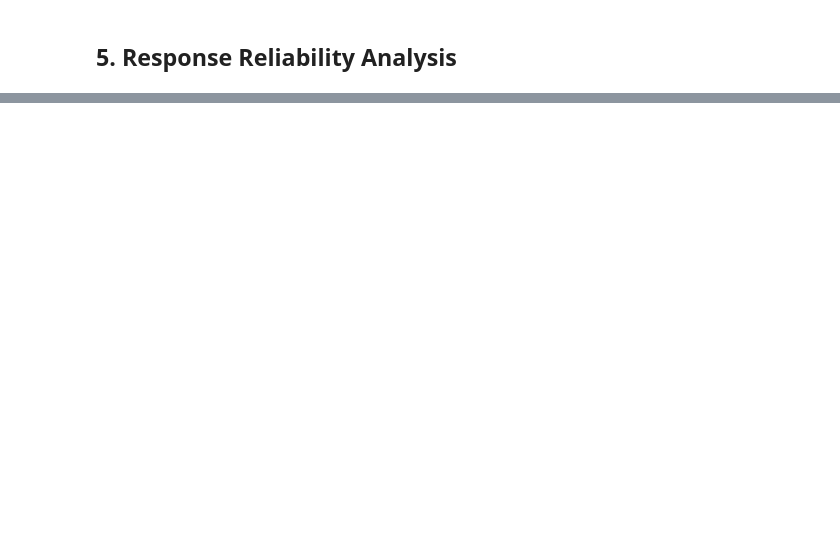
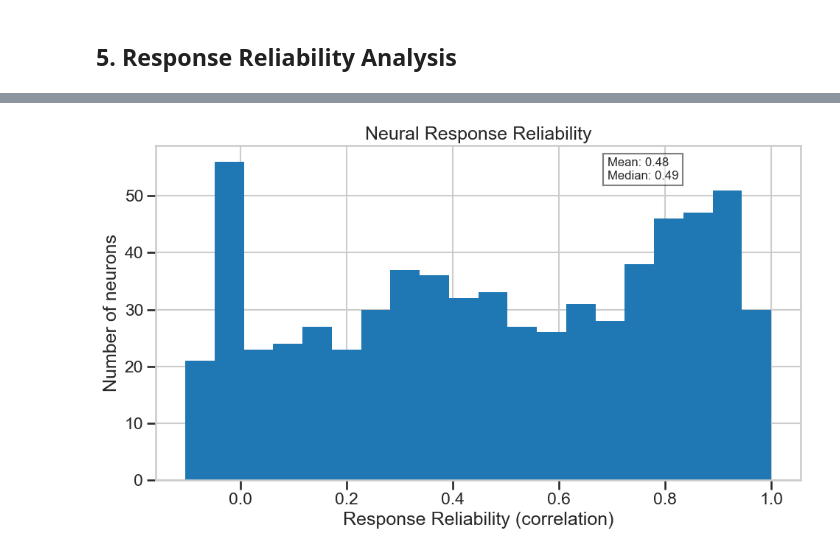
Before and after one commit to shibanib/neural_navigators, a Jupyter notebook: notebooks/1_basic_neural_analysis.ipynb, the cells around one changed output, grey strips where cells are left out. Drawn from its saved outputs; the diff is of its cells as text; code cells hidden in the pictures; blank space fills up the shorter version.

```diff
--- a/notebooks/1_basic_neural_analysis.ipynb
+++ b/notebooks/1_basic_neural_analysis.ipynb
@@ -155,0 +217,92 @@ plt.show()
+# %%
+# Prepare the data for trial-by-trial analysis
+def create_trial_specific_firing_rates(spikes, time_bins):
+    """Create firing rates for each neuron and trial."""
+    n_neurons = len(spikes)
+    n_trials = len(spikes[0])  # Assuming all neurons have same number of trials
+    n_time_bins = len(time_bins) - 1
+
+    # Initialize array (neurons × trials × time bins)
+    trial_rates = np.zeros((n_neurons, n_trials, n_time_bins))
+
+    for i in range(n_neurons):
+        for j in range(n_trials):
+            trial_spikes = spikes[i][j]
+            # Only compute histogram if there are spikes
+            if len(trial_spikes) > 0:
+                counts, _ = np.histogram(trial_spikes, bins=time_bins)
+                # Convert to firing rate
+                bin_width = time_bins[1] - time_bins[0]
+                trial_rates[i, j] = counts / bin_width
+
+    return trial_rates
+
+# Create trial-specific firing rates
+time_bins = np.arange(-0.5, 0.5, 0.01)
+trial_rates = create_trial_specific_firing_rates(session_data['spikes'], time_bins)
+
+# Now compute reliability
+def compute_response_reliability(trial_rates):
+    """Compute response reliability (correlation between trial subsets)."""
+    n_neurons = trial_rates.shape[0]
+    n_trials = trial_rates.shape[1]
+    reliability = np.zeros(n_neurons)
+
+    # Need at least 2 trials for reliability measure
+    if n_trials < 2:
+        return np.full(n_neurons, np.nan)
+
+    # Split trials in half
+    half = n_trials // 2
+
+    for i in range(n_neurons):
+        # Average across trials for each half
+        rates_half1 = np.mean(trial_rates[i, :half], axis=0)
+        rates_half2 = np.mean(trial_rates[i, half:], axis=0)
+
+        # Only compute correlation if there's variation in both halves
+        std1 = np.std(rates_half1)
+        std2 = np.std(rates_half2)
+
+        if std1 > 0 and std2 > 0:
+            # Calculate correlation and handle exceptions
+            try:
+                reliability[i] = np.corrcoef(rates_half1, rates_half2)[0, 1]
+                # If NaN or outside [-1,1], treat as NaN
+                if np.isnan(reliability[i]) or reliability[i] < -1 or reliability[i] > 1:
+                    reliability[i] = np.nan
+            except:
+                reliability[i] = np.nan
+        else:
+            reliability[i] = np.nan
+
+    return reliability
+
+# Compute response reliability
+reliability = compute_response_reliability(trial_rates)
+
+# Filter out NaN values for plotting
+valid_reliability = reliability[~np.isnan(reliability)]
+
+# Plot reliability distribution
+plt.figure(figsize=(10, 6))
+if len(valid_reliability) > 0:
+    plt.hist(valid_reliability, bins=20)
+    plt.xlabel('Response Reliability (correlation)')
+    plt.ylabel('Number of neurons')
+    plt.title(f'Neural Response Reliability')
+    # Add statistics as text
+    plt.text(0.7, 0.9, f'Mean: {np.mean(valid_reliability):.2f}\nMedian: {np.median(valid_reliability):.2f}',
+            transform=plt.gca().transAxes, fontsize=12,
+            bbox=dict(facecolor='white', alpha=0.5))
+else:
+    plt.text(0.5, 0.5, 'No valid reliability values found',
+            horizontalalignment='center', verticalalignment='center',
+            transform=plt.gca().transAxes, fontsize=14)
+plt.tight_layout()
+plt.show()
+
+# Print summary
+print(f"Valid neurons: {len(valid_reliability)} out of {len(reliability)}")
+# %% [output]
+[figure, added]
```
Also changed, not shown: parts of 12 cells of this notebook, 4 other files.
